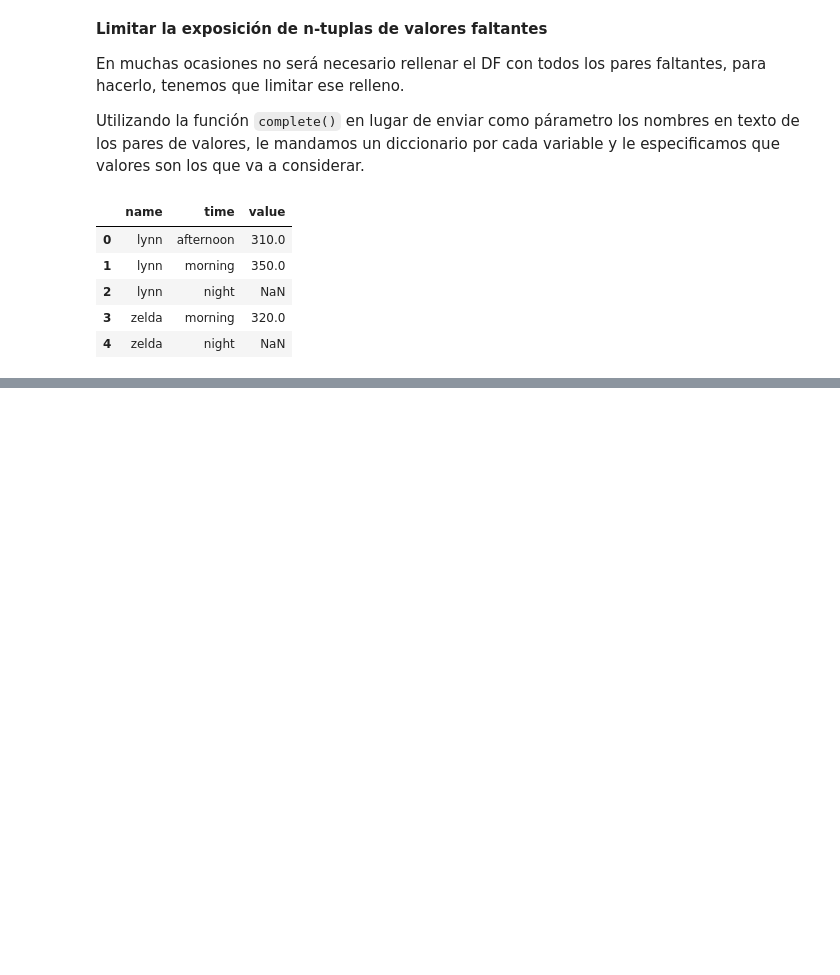
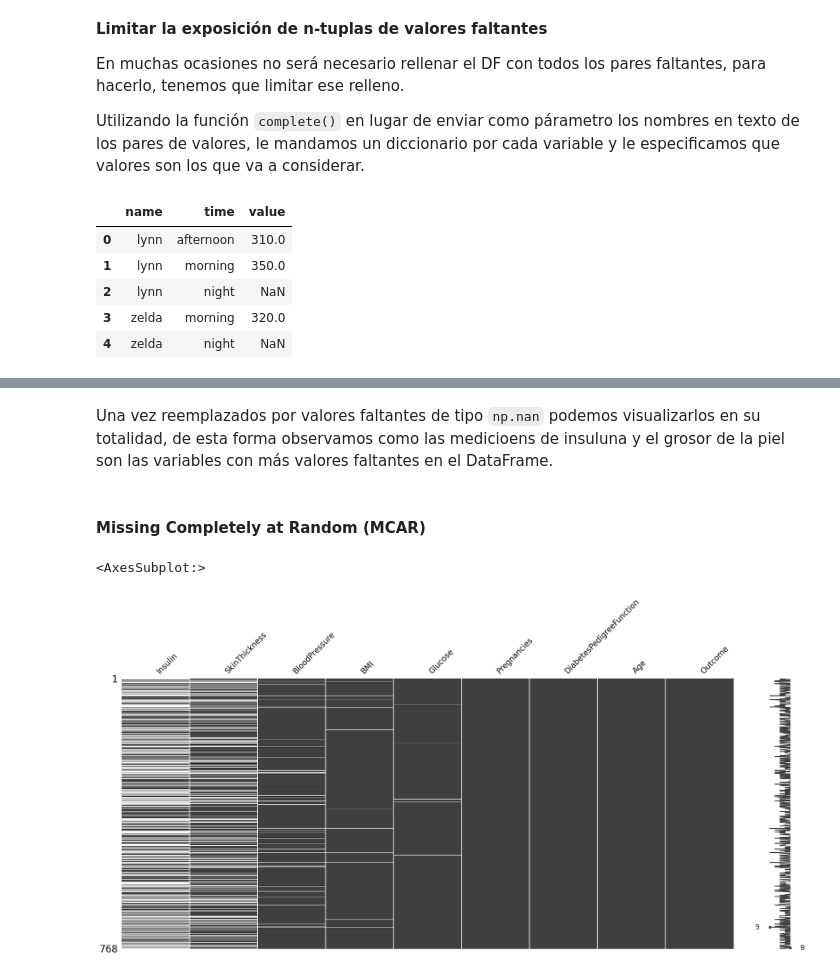
Before and after one commit to pahoalapizco/exploration_missing_values, a Jupyter notebook: notebooks/1.0-exploration_missing_values-manage.ipynb, the cells around one changed output, grey strips where cells are left out. Saved outputs shown, nothing was run; the diff lists cells and outputs as text; code cells hidden in the pictures; blank space fills up the shorter version.

```diff
--- a/notebooks/1.0-exploration_missing_values-manage.ipynb
+++ b/notebooks/1.0-exploration_missing_values-manage.ipynb
@@ -689,0 +753,13 @@ Utilizando la función `complete()` en lugar de enviar como párametro los nombr
+# %% [markdown]
+Una vez reemplazados por valores faltantes de tipo `np.nan` podemos visualizarlos en su totalidad, de esta forma observamos como las medicioens de insuluna y el grosor de la piel son las variables con más valores faltantes en el DataFrame.
+# %% [markdown]
+#### Missing Completely at Random (MCAR)
+# %%
+(
+  diabetes_df
+  .missing.sort_variables_by_missingness()
+  .pipe(missingno.matrix)
+)
+# %% [output]
+<AxesSubplot:>
+[figure, added]
```
Also changed, not shown: parts of 18 cells of this notebook.
